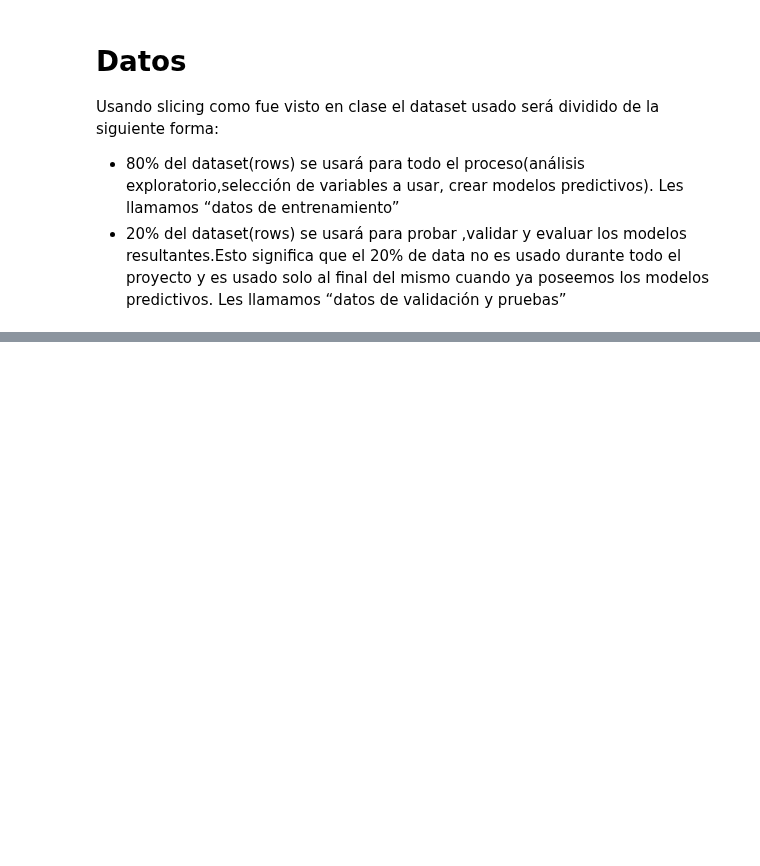
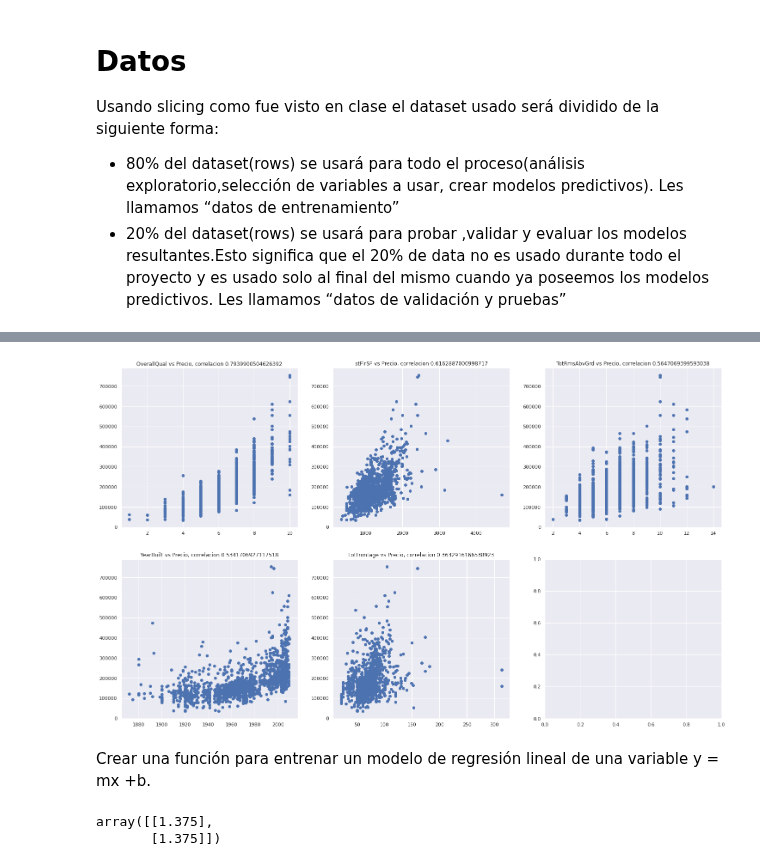
Before and after one commit to bhlr/Ciencia-de-Datos-en-Python-Seccion-U..., a Jupyter notebook: proyecto.ipynb, the cells around one changed output, grey strips where cells are left out. Cells and saved outputs as stored; diff of their text form; code cells hidden in the pictures; blank space fills up the shorter version.

```diff
--- a/proyecto.ipynb
+++ b/proyecto.ipynb
@@ -32,0 +84,3 @@ FileNotFoundError: ignored
+# %%
+dstrain = pd.DataFrame(train, columns = ['SalePrice', 'OverallQual', '1stFlrSF', 'TotRmsAbvGrd', 'YearBuilt', 'LotFrontage'])
+dstrain.head()
@@ -32,0 +163,45 @@ FileNotFoundError: ignored
+# %%
+
+
+fig  = plt.figure()
+#ax = fig.add_subplots(2,3) #221
+ax1 = fig.add_subplot(2,3,1) #221
+ax2 = fig.add_subplot(2,3,2) #222
+ax3 = fig.add_subplot(2,3,3)  # 223
+ax4 = fig.add_subplot(2,3,4) #221
+ax5 = fig.add_subplot(2,3,5) #222
+ax6 = fig.add_subplot(2,3,6)  # 223
+ax1.set_title('OverallQual vs Precio, correlacion {}'.format(corrrelacion['OverallQual']))
+ax2.set_title('stFlrSF vs Precio, correlacion {}'.format(corrrelacion['1stFlrSF']))
+ax3.set_title('TotRmsAbvGrd vs Precio, correlacion {}'.format(corrrelacion['TotRmsAbvGrd']))
+ax4.set_title('YearBuilt vs Precio, correlacion {}'.format(corrrelacion['YearBuilt']))
+ax5.set_title('LotFrontage vs Precio, correlacion {}'.format(corrrelacion['LotFrontage']))
+
+ax1.scatter(x = train[:, 1], y = train[:, 0])
+ax2.scatter(x = train[:, 2], y = train[:, 0])
+ax3.scatter(x = train[:, 3], y = train[:, 0])
+ax4.scatter(x = train[:, 4], y = train[:, 0])
+ax5.scatter(x = train[:, 5], y = train[:, 0])
+
+
+
+plt.show()
+# %% [output]
+[figure, added]
+# %% [markdown]
+Crear una función para entrenar un modelo de regresión lineal de una variable
+y = mx +b.
+# %%
+def calcularError(y, yhat):
+    return (1/2) * np.mean(np.power((y - yhat), 2))
+calcularError(np.array([1,2,3,4]),np.array([2,3,4,5]))
+
+def gradiente (y,yhat,x):
+    return np.mean(np.hstack((yhat - y, yhat - y)) * x, axis = 0)[:, np.newaxis]
+y =np.array([[1],[2],[3],[4]])
+y =np.array([[1],[2],[3],[4]])
+yhat =np.array([[1.2],[2.3],[3.5],[4.8]])
+gradiente (y,yhat,x)
+# %% [output]
+array([[1.375],
+       [1.375]])
```
Also changed, not shown: parts of 12 cells of this notebook.
